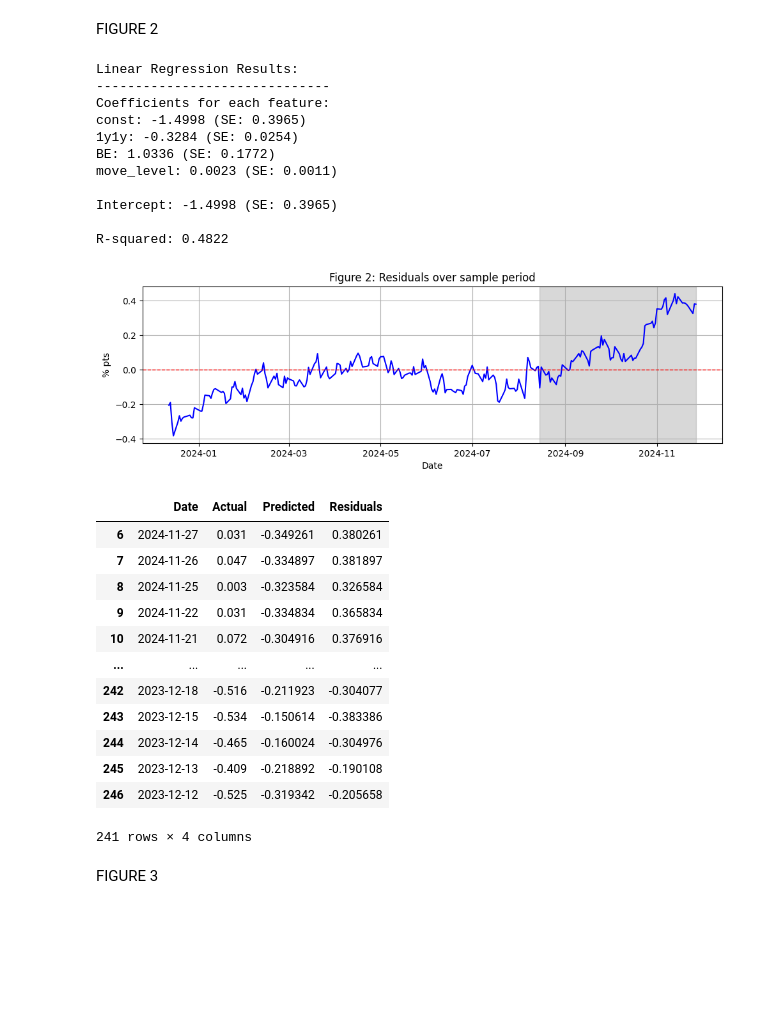
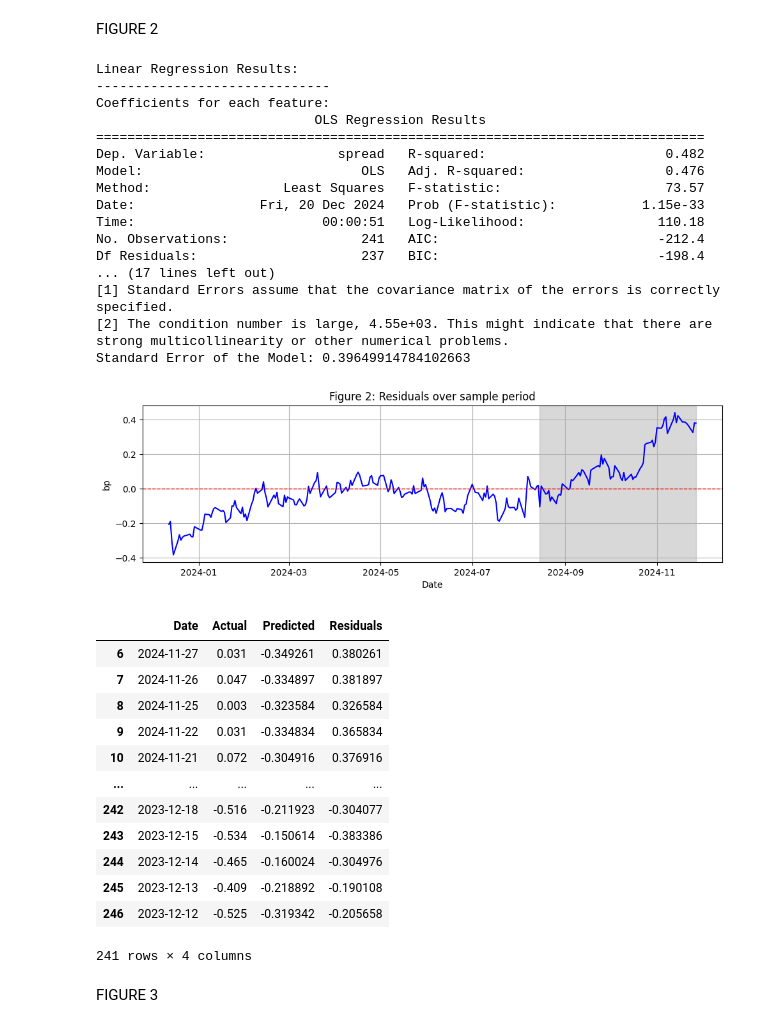
Before and after one commit to ALILODHI-cloud/UVAmacro, a Jupyter notebook: post_1/analysis.ipynb, the cells around one changed output. Drawn from its saved outputs; the diff is of its cells as text; code cells hidden in the pictures; blank space fills up the shorter version.

```diff
--- a/post_1/analysis.ipynb
+++ b/post_1/analysis.ipynb
@@ -17,9 +17,9 @@ df_total = pd.DataFrame()
 user = ''
 
 # Define the folder containing the CSV files
-folder_path = f'/Users/{user}/Downloads/UVAmacro-main/post_1/data/investing.com'
+folder_path = f'/Users/{user}/Downloads/post_1/data/investing.com'
 # folder containing exported figures
-figure_path = f'/Users/{user}/Downloads/UVAmacro-main/post_1/figures'
+figure_path = f'/Users/{user}/Downloads/post_1/figures'
 
 
 # Define the function that preprocesses the DataFrame
@@ -92,7 +92,7 @@ df_2yr_yield = dfs_dict['df_2yr_yield']
 
 # Load and preprocess the term premium (FRBNY ACM) and breakeven data (FRED)
 
-df_tp = pd.read_csv(f'/Users/{user}/Downloads/UVAmacro-main/post_1/data/ACM.csv')
+df_tp = pd.read_csv(f'/Users/{user}/Downloads/post_1/data/ACM.csv')
 #print(df_tp.head())
 
 # Extract relevant columns (10Y term premium and date)
@@ -101,7 +101,7 @@ df_tp.rename(columns={'ACMY10': '10y_tp', 'DATE': 'Date'}, inplace=True)
 df_tp['Date'] = pd.to_datetime(df_tp['Date'])
 
 # Load and preprocess the BE (Breakeven) data
-df_BE = pd.read_csv(f'/Users/{user}/Downloads/UVAmacro-main/post_1/data/5y5y.csv')
+df_BE = pd.read_csv(f'/Users/{user}/Downloads/post_1/data/5y5y.csv')
 
 df_BE.rename(columns={'observation_date': 'Date', 'T5YIFR': 'BE'}, inplace=True)
 
@@ -268,10 +269,10 @@ def perform_regression(title, data, independent_vars, dependent_var, plot_type='
     print("Linear Regression Results:")
     print("-" * 30)
     print("Coefficients for each feature:")
-    for feature, coef, stderr in zip(X.columns, model.params, model.bse):
-        print(f"{feature}: {coef:.4f} (SE: {stderr:.4f})")
-    print(f"\nIntercept: {model.params['const']:.4f} (SE: {model.bse['const']:.4f})")
-    print(f"\nR-squared: {model.rsquared:.4f}")
+    print(model.summary())
+
+    residual_se = model.bse[0]  # You can access the standard error of the model this way
+    print("Standard Error of the Model:", residual_se)
 
     # Get predicted values
     y_pred = model.predict(X)
@@ -292,43 +293,49 @@ def perform_regression(title, data, independent_vars, dependent_var, plot_type='
 
     # Plot residuals over time (line plot only)
     plt.subplot(2, 1, 1)
     plt.plot(df['Date'], residuals, label='Residuals', color='blue')
     plt.axhline(0, color='red', linestyle='--', linewidth=1)  # Add a red dashed line at 0
 
     # Add light grey hue starting from start_date
     plt.axvspan('2024-08-15', '2024-11-27', color='grey', alpha=0.3)
 
     plt.xlabel('Date')
-    plt.ylabel('% pts')
+    plt.ylabel('bp')
     plt.title('Figure 2: Residuals over sample period')
     plt.grid(True)
 
 
     plt.savefig(f'{figure_path}/figure2.jpg', format='jpeg', bbox_inches='tight')
 
     # Display the plots
     plt.tight_layout()
     plt.show()
 
     # Return the residuals DataFrame
     return residuals_df
 
 steepening_start = '2024-08-15'
 
 perform_regression('main_regression_residuals', df_part1, ['1y1y', 'BE', 'move_level'], 'spread')
 # %% [output]
 Linear Regression Results:
 ------------------------------
 Coefficients for each feature:
-const: -1.4998 (SE: 0.3965)
-1y1y: -0.3284 (SE: 0.0254)
-BE: 1.0336 (SE: 0.1772)
-move_level: 0.0023 (SE: 0.0011)
-
-Intercept: -1.4998 (SE: 0.3965)
-
-R-squared: 0.4822
+                            OLS Regression Results
+==============================================================================
+Dep. Variable:                 spread   R-squared:                       0.482
+Model:                            OLS   Adj. R-squared:                  0.476
+Method:                 Least Squares   F-statistic:                     73.57
+Date:                Fri, 20 Dec 2024   Prob (F-statistic):           1.15e-33
+Time:                        00:00:51   Log-Likelihood:                 110.18
+No. Observations:                 241   AIC:                            -212.4
+Df Residuals:                     237   BIC:                            -198.4
+... (17 lines left out)
+[1] Standard Errors assume that the covariance matrix of the errors is correctly specified.
+[2] The condition number is large, 4.55e+03. This might indicate that there are
+strong multicollinearity or other numerical problems.
+Standard Error of the Model: 0.39649914784102663
-[figure, old version]
+[figure, new version]
 |  | Date | Actual | Predicted | Residuals |
 | 6 | 2024-11-27 | 0.031 | -0.349261 | 0.380261 |
 | 7 | 2024-11-26 | 0.047 | -0.334897 | 0.381897 |
```
Also changed, not shown: parts of 5 cells of this notebook.
